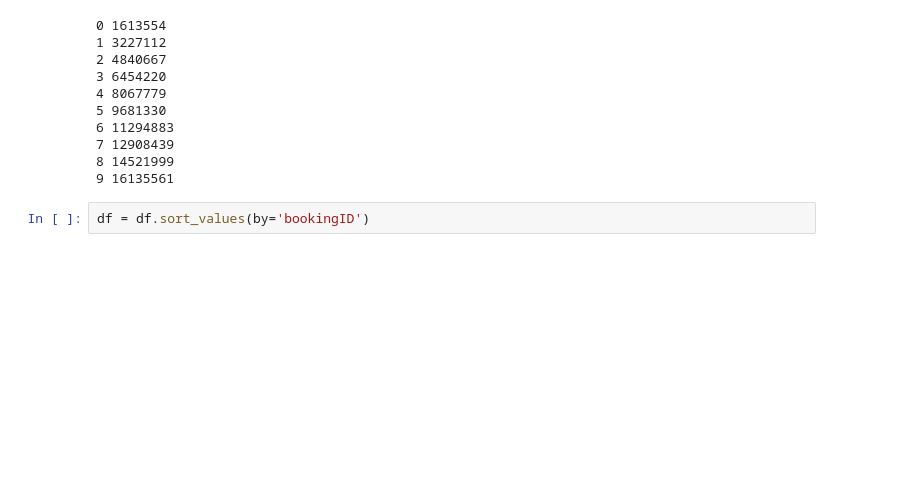
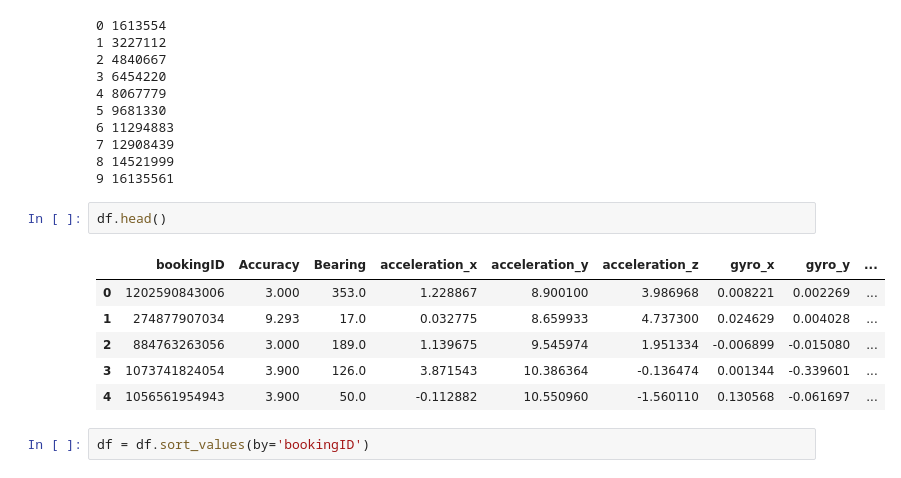
Before and after one commit to wjensheng/grab, a Jupyter notebook: process_data.ipynb, the cells around one changed output. Cells and saved outputs as stored; diff of their text form; blank space fills up the shorter version.

```diff
--- a/process_data.ipynb
+++ b/process_data.ipynb
@@ -71,6 +71,15 @@ for i in range(10):
 7 12908439
 8 14521999
 9 16135561
+# %%
+df.head()
+# %% [output]
+|  | bookingID | Accuracy | Bearing | acceleration_x | acceleration_y | acceleration_z | gyro_x | gyro_y | ... |
+| 0 | 1202590843006 | 3.000 | 353.0 | 1.228867 | 8.900100 | 3.986968 | 0.008221 | 0.002269 | ... |
+| 1 | 274877907034 | 9.293 | 17.0 | 0.032775 | 8.659933 | 4.737300 | 0.024629 | 0.004028 | ... |
+| 2 | 884763263056 | 3.000 | 189.0 | 1.139675 | 9.545974 | 1.951334 | -0.006899 | -0.015080 | ... |
+| 3 | 1073741824054 | 3.900 | 126.0 | 3.871543 | 10.386364 | -0.136474 | 0.001344 | -0.339601 | ... |
+| 4 | 1056561954943 | 3.900 | 50.0 | -0.112882 | 10.550960 | -1.560110 | 0.130568 | -0.061697 | ... |
 # %%
 df = df.sort_values(by='bookingID')
 # %%
```
Also changed, not shown: parts of 10 cells of this notebook.
